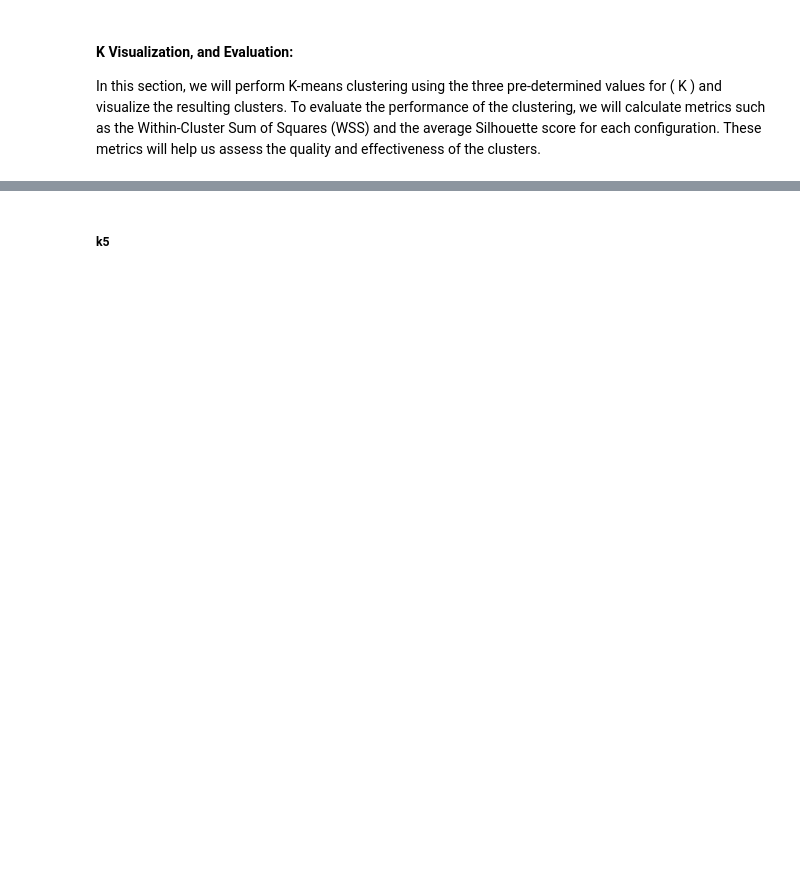
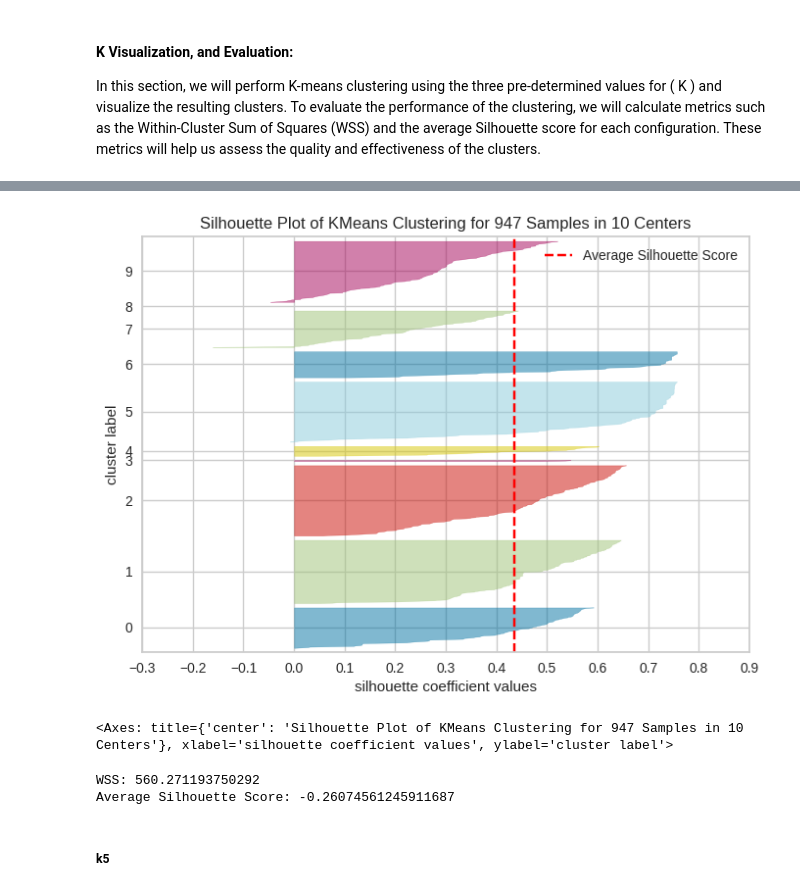
Before and after one commit to iRoseM/Freelancing-Trends--IT362, a Jupyter notebook: IT362_groub_6.ipynb, the cells around one changed output, grey strips where cells are left out. Saved outputs shown, nothing was run; the diff lists cells and outputs as text; code cells hidden in the pictures; blank space fills up the shorter version.

```diff
--- a/IT362_groub_6.ipynb
+++ b/IT362_groub_6.ipynb
@@ -1682,7 +1947,8 @@ print(kmeans_result.labels_)
 from yellowbrick.cluster import SilhouetteVisualizer
 from sklearn.cluster import KMeans
 
-kmeans = KMeans(n_clusters=4,n_init='auto')
+kmeans = KMeans(n_clusters=10,n_init='auto')
 visualizer = SilhouetteVisualizer(kmeans, colors='yellowbrick')
 visualizer.fit(X_scaled)
 visualizer.show()
+# %% [output]
@@ -1689,11 +1971,13 @@ visualizer.show()
+[figure, added]
+<Axes: title={'center': 'Silhouette Plot of KMeans Clustering for 947 Samples in 10 Centers'}, xlabel='silhouette coefficient values', ylabel='cluster label'>
 # %%
 from sklearn.cluster import KMeans
 from sklearn.metrics import silhouette_score
 import pandas as pd
 
 
-# Perform k-means clustering with k=4
-kmeans = KMeans(n_clusters=4, random_state=42, n_init='auto')
+# Perform k-means clustering with k=10
+kmeans = KMeans(n_clusters=10, random_state=42, n_init='auto')
 kmeans.fit(X_scaled)
 labels = kmeans.labels_
 
@@ -1706,6 +1990,9 @@ silhouette_avg = silhouette_score(X, labels)
 # Print the evaluation metrics
 print("WSS:", wss)
 print("Average Silhouette Score:", silhouette_avg)
+# %% [output]
+WSS: 560.271193750292
+Average Silhouette Score: -0.26074561245911687
 # %% [markdown]
 ##### k5
 # %%
```
Also changed, not shown: parts of 49 cells of this notebook.
